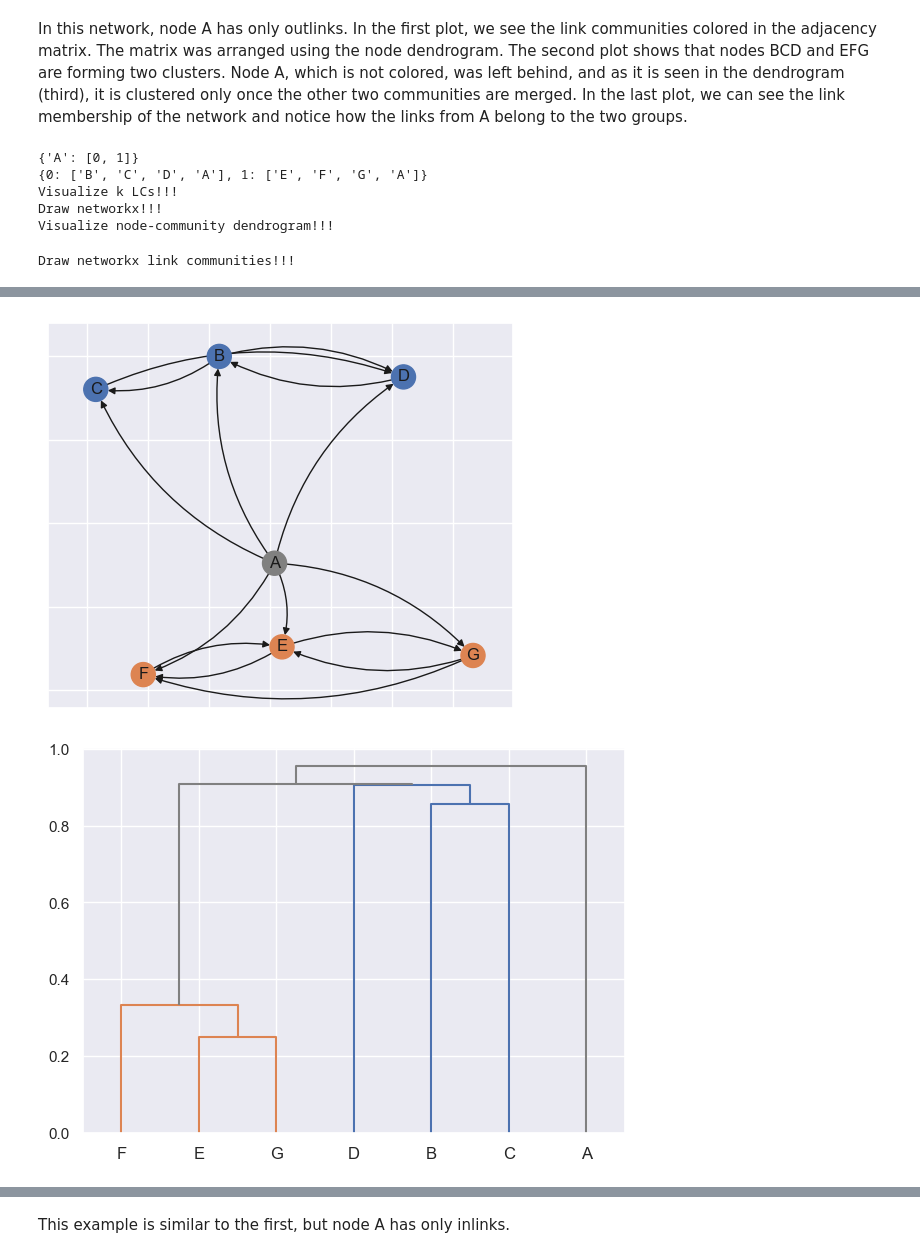
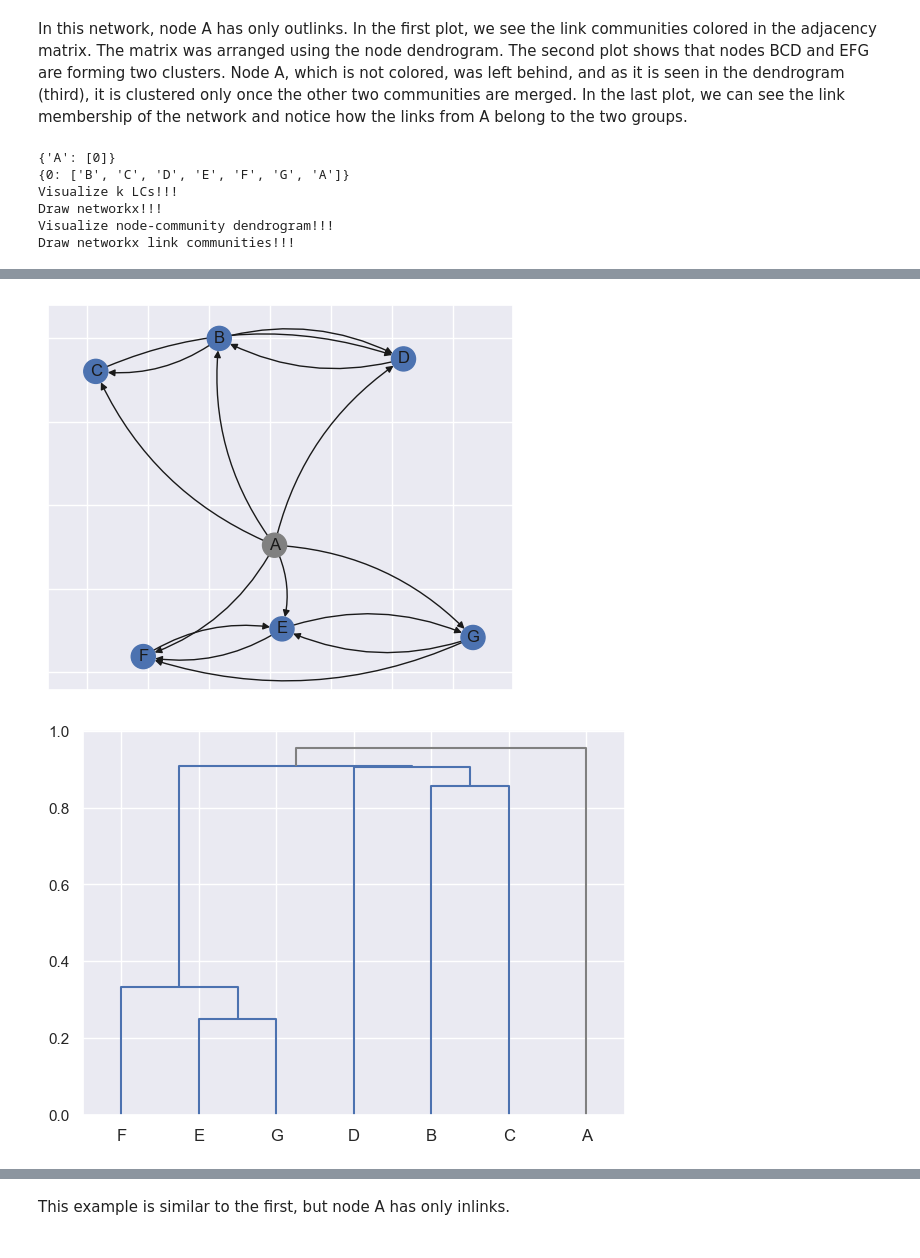
Before and after one commit to mrtnzrm2/LinkNodeCommunity, a Jupyter notebook: BowTie_example_one.ipynb, the cells around one changed output, grey strips where cells are left out. Drawn from its saved outputs; the diff is of its cells as text; code cells hidden in the pictures.

```diff
--- a/BowTie_example_one.ipynb
+++ b/BowTie_example_one.ipynb
@@ -98,6 +99,8 @@ for i, net in enumerate(NETS):
   )
   ## Compute features ----
   h.BH_features_cpp()
+  ## Compute link entropy ----
+  h.link_entropy_cpp("short", cut=cut)
   ## Compute lq arbre de merde ----
   h.la_abre_a_merde_cpp(h.BH[0])
   # Set labels to network ----
@@ -105,7 +108,15 @@ for i, net in enumerate(NETS):
   L.get_regions()
   h.set_colregion(L)
   HS.append(h)
-score = "_maxmu"
+  # Entropy ----
+  S = Hierarchical_Entropy(h.Z, h.nodes, list(range(h.nodes)))
+  S.Z2dict("short")
+  node_entropy = S.S(S.tree)
+  node_entropy_H = S.S_height(S.tree)
+  h.entropy = [
+    node_entropy, node_entropy_H,
+    h.link_entropy, h.link_entropy_H
+  ]
 # %% [output]
         Analysing toy: 0
 Computing features over mu-score space
@@ -128,45 +156,48 @@ Voila, bon ami
 # %% [markdown]
 In this network, node A has only outlinks. In the first plot, we see the link communities colored in the adjacency matrix. The matrix was arranged using the node dendrogram. The second plot shows that nodes BCD and EFG are forming two clusters. Node A, which is not colored, was left behind, and as it is seen in the dendrogram (third), it is clustered only once the other two communities are merged. In the last plot, we can see the link membership of the network and notice how the links from A belong to the two groups.
 # %%
+score = "_maxmu"
 i = 0
 # Plot H ----
 plot_h = Plot_H(NETS[i], HS[i])
 # Get best k and r ----
-k, r = get_best_kr(score, HS[i])                                          # <------ Very interesting. Why?
+K, R = get_best_kr(score, h)
+r = R[K == np.min(K)][0]
+k = K[K == np.min(K)][0]                                     # <------ Very interesting. Why?
 rlabels = get_labels_from_Z(HS[i].Z, r)
 noc, subcover = HS[i].get_ocn_discovery(k, rlabels)
 # Which are the NOCs?
 print(subcover)
 cover = omega_index_format(
   rlabels, subcover, HS[i].colregion.labels[:HS[i].nodes]
 )
 # What is the cover?
 print(cover)
 # Plots
 plot_h.lcmap_dendro(
   [k], cmap_name="deep", figwidth=6, figheight=5
 )
 plot_h.plot_networx(
   rlabels, cmap_name="deep", figwidth=6, figheight=5,
   labels=labels_dict
 )
 plot_h.core_dendrogram(
   [r], cmap_name="deep", figwidth=7, figheight=5
 )
 plot_h.plot_link_communities(
   k, cmap_name="deep", figwidth=6, figheight=5,
   labels=labels_dict
 )
 # %% [output]
-{'A': [0, 1]}
-{0: ['B', 'C', 'D', 'A'], 1: ['E', 'F', 'G', 'A']}
+{'A': [0]}
+{0: ['B', 'C', 'D', 'E', 'F', 'G', 'A']}
 Visualize k LCs!!!
 Draw networkx!!!
 Visualize node-community dendrogram!!!
+Draw networkx link communities!!!
-Draw networkx link communities!!!
 [figure]
-[figure, old version]
+[figure, new version]
-[figure, old version]
+[figure, new version]
 [figure]
 # %% [markdown]
 This example is similar to the first, but node A has only inlinks.
```
Also changed, not shown: parts of 5 cells of this notebook, 9 other files.
